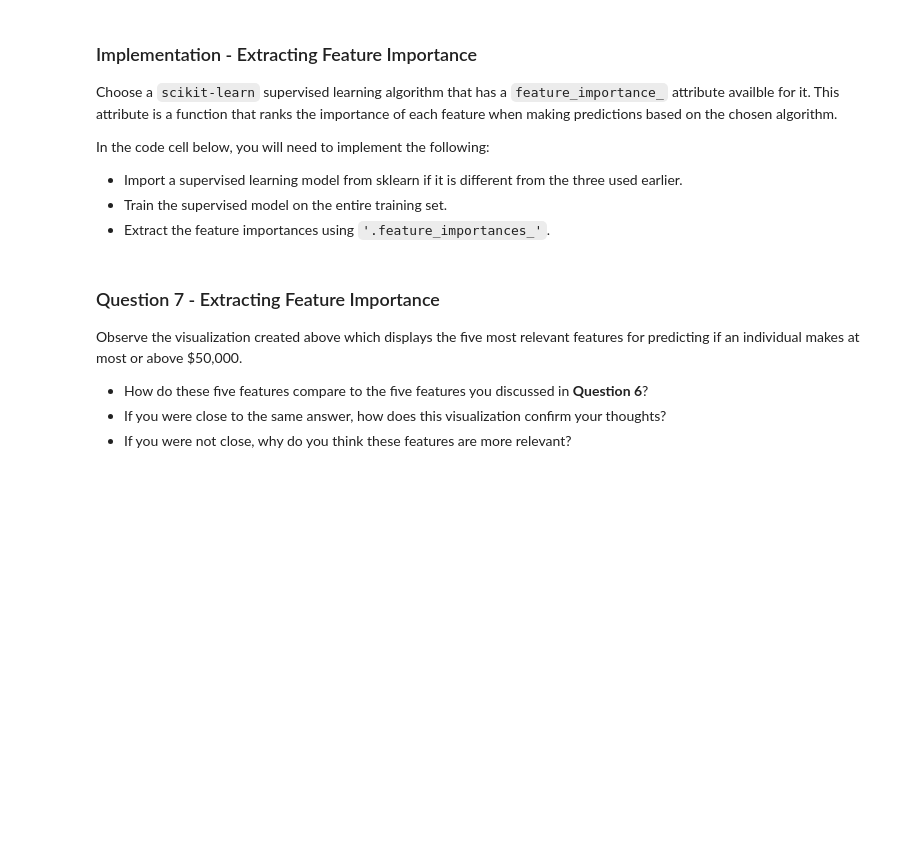
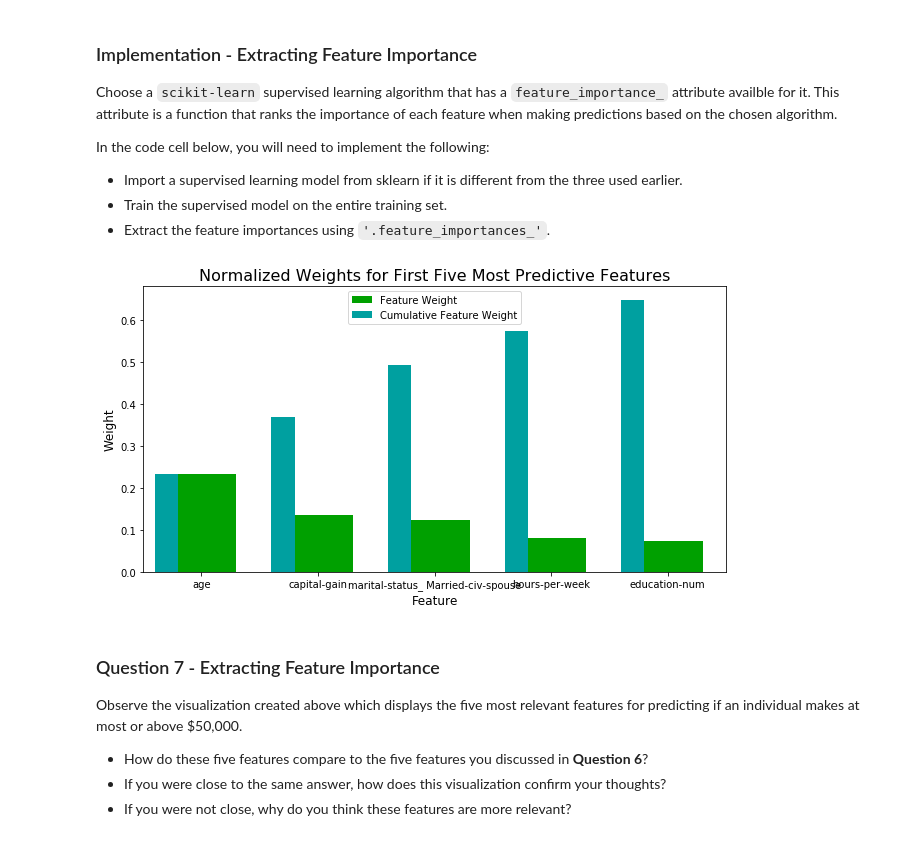
Before and after one commit to yusufkhan004/ML-repo, a Jupyter notebook: Supervised Learning/Charity ML/finding_donors.ipynb, the cells around one changed output. Cells and saved outputs as stored; diff of their text form; code cells hidden in the pictures; blank space fills up the shorter version.

Commit message:
charity model done

```diff
--- a/Supervised Learning/Charity ML/finding_donors.ipynb
+++ b/Supervised Learning/Charity ML/finding_donors.ipynb
@@ -566,16 +566,19 @@ In the code cell below, you will need to implement the following:
  - Extract the feature importances using `'.feature_importances_'`.
 # %%
 # TODO: Import a supervised learning model that has 'feature_importances_'
-
+from sklearn.ensemble import AdaBoostClassifier
+from sklearn.tree import DecisionTreeClassifier
 
 # TODO: Train the supervised model on the training set using .fit(X_train, y_train)
-model = None
+model = AdaBoostClassifier(base_estimator = DecisionTreeClassifier(), n_estimators=2).fit(X_train, y_train)
 
 # TODO: Extract the feature importances using .feature_importances_
-importances = None
+importances = model.feature_importances_
 
 # Plot
 vs.feature_plot(importances, X_train, y_train)
+# %% [output]
+[figure, added]
 # %% [markdown]
 ### Question 7 - Extracting Feature Importance
 
```
Also changed, not shown: parts of 2 cells of this notebook.
